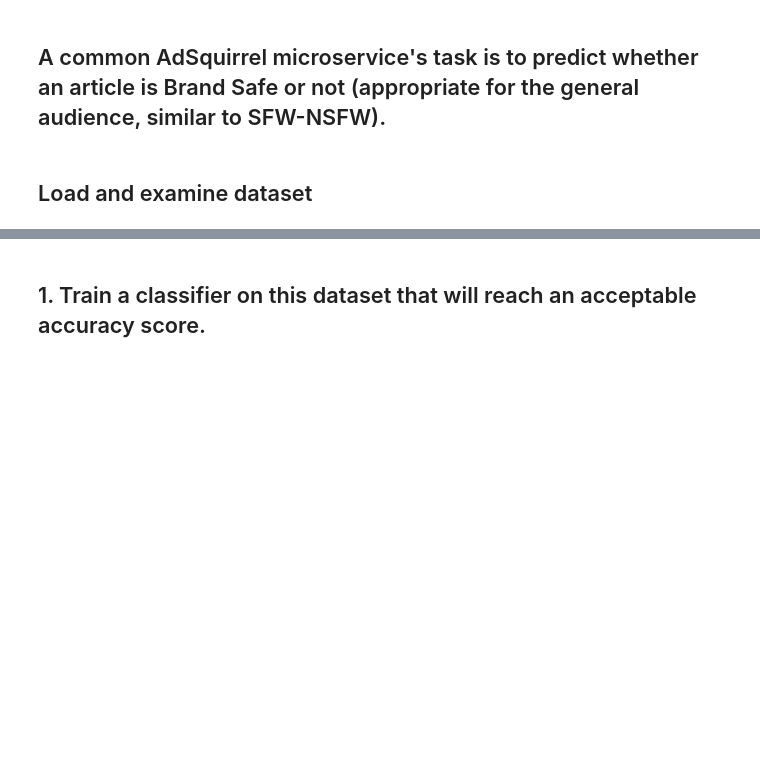
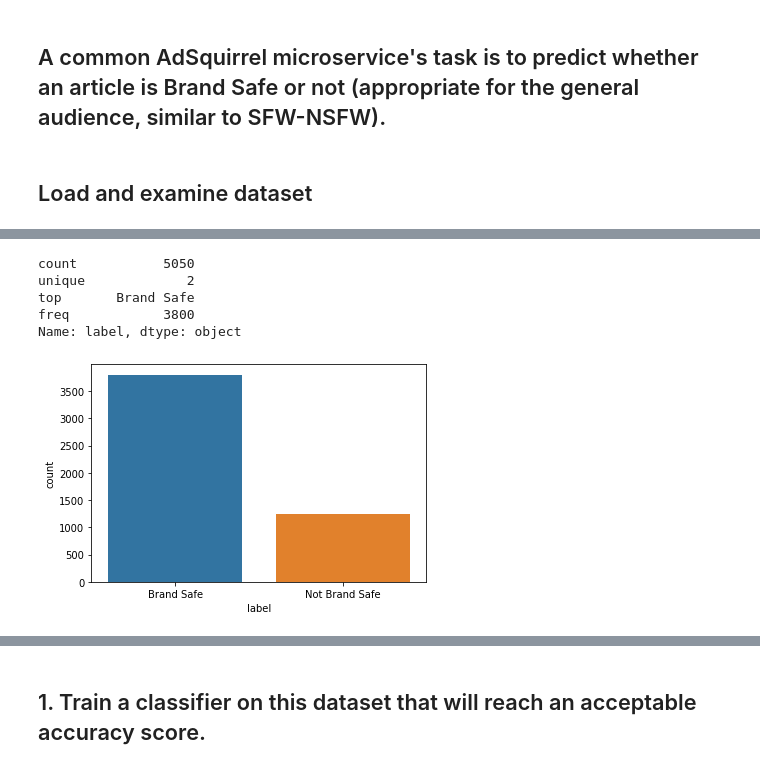
Before and after one commit to AggelosTh/Trending-news, a Jupyter notebook: assignment.ipynb, the cells around one changed output, grey strips where cells are left out. Cells and saved outputs as stored; diff of their text form; code cells hidden in the pictures; blank space fills up the shorter version.

```diff
--- a/assignment.ipynb
+++ b/assignment.ipynb
@@ -19,5 +73,8 @@ import re
 # %% [markdown]
 ## Load and examine dataset
 # %%
-df = pd.read_csv('assignment.csv')
+drive.mount('/content/drive/')
+base_dir = Path("/content/drive/MyDrive/assignment")
+
+df = pd.read_csv(base_dir / 'assignment.csv')
 df.head()
@@ -23,0 +102,13 @@ df.head()
+# %%
+df['label'].describe()
+# %% [output]
+count           5050
+unique             2
+top       Brand Safe
+freq            3800
+Name: label, dtype: object
+# %%
+sns.countplot(df.label)
+plt.xlabel('label');
+# %% [output]
+[figure, added]
```
Also changed, not shown: parts of 103 cells of this notebook.
